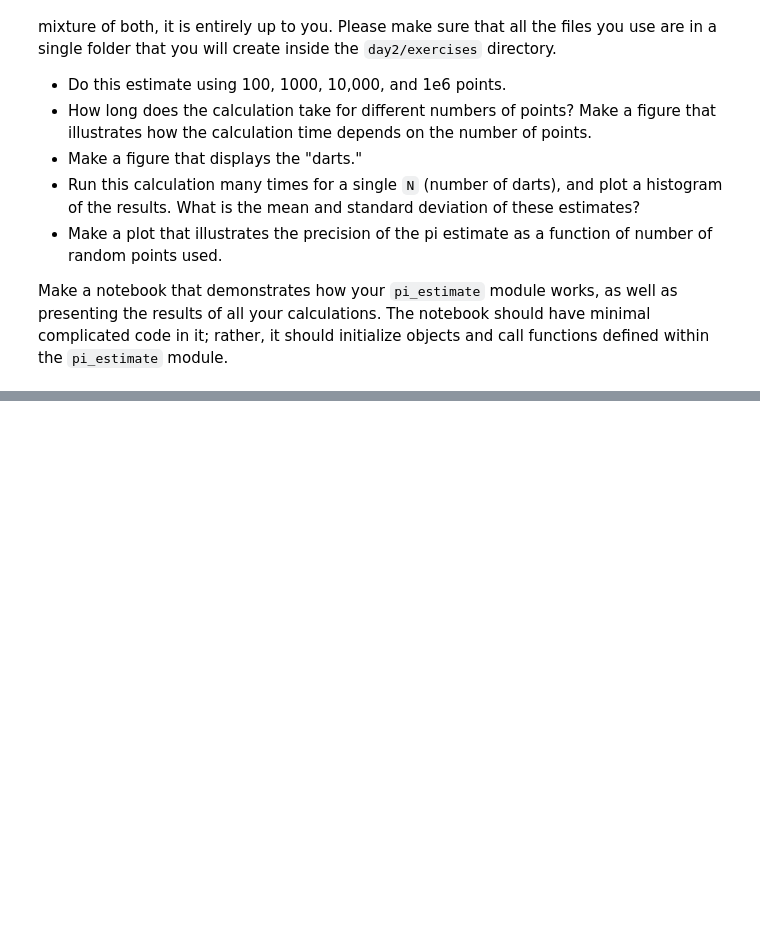
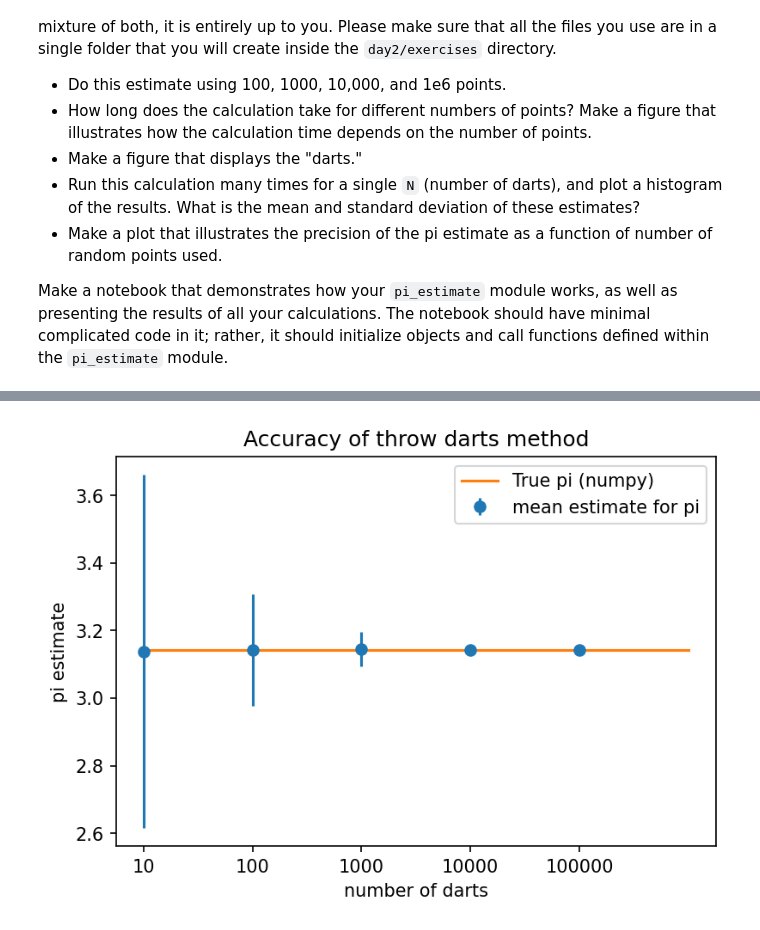
Before and after one commit to pmelchior/usrp-sciprog, a Jupyter notebook: day2/exercises/Solutions/Estimate_pi_answer.ipynb, the cells around one changed output, grey strips where cells are left out. Cells and saved outputs as stored; diff of their text form; code cells hidden in the pictures; blank space fills up the shorter version.

```diff
--- a/day2/exercises/Solutions/Estimate_pi_answer.ipynb
+++ b/day2/exercises/Solutions/Estimate_pi_answer.ipynb
@@ -132,15 +156,22 @@ plt.show()
 # %%
-def plot_pi_accuracy(nrea, nthrows):
+def get_pi_accuracy(nrea, nthrows):
     '''
     Function that plots the mean and standard deviation of the results of `nrea` realisations
     of dart `nthrows` dart throws
 
     Parameters
+    ==========
     nrea: int
         number of realisations of throws for each number of throws
     nthrows: array
         array containing numbers of throws for which we want `nrea` realisations
+
     Returns
+    =======
+    mean: array
+        mean estimates
+    std: array
+        errors
     None
     '''
     mean = []
@@ -149,11 +180,4 @@ def plot_pi_accuracy(nrea, nthrows):
         realisations = make_realisation(nrea, throw)
         mean.append(realisations.mean())
         std.append(realisations.std())
-    plt.title('Accuracy of throw darts method')
-    plt.errorbar(range(np.size(nthrows)), mean, fmt = 'o', yerr = std, label = 'mean estimate for pi')
-    plt.plot([0,np.size(nthrows)], [np.pi, np.pi], label = 'True pi (numpy)')
-    plt.xlabel('number or darts')
-    plt.ylabel('pi estimate')
-    plt.xticks(range(np.size(nthrows)), (nthrows))
-    plt.legend()
-    plt.show()
+    return np.array(mean),np.array(std)
@@ -161,0 +184,16 @@ plot_pi_accuracy(1000, [10,100,1000,10000,1000000])
+# %%
+nthrows = np.logspace(1,5,5).astype(int)
+nreal = 1000
+pi_mean,pi_std = get_pi_accuracy(nreal, nthrows)
+# %%
+# plotting mean as a function of N
+plt.title('Accuracy of throw darts method')
+plt.errorbar(range(np.size(nthrows)), pi_mean, fmt = 'o', yerr = pi_std, label = 'mean estimate for pi')
+plt.plot([0,np.size(nthrows)], [np.pi, np.pi], label = 'True pi (numpy)')
+plt.xlabel('number of darts')
+plt.ylabel('pi estimate')
+plt.xticks(range(np.size(nthrows)), (nthrows))
+plt.legend()
+plt.show()
+# %% [output]
+[figure, added]
```
Also changed, not shown: parts of 7 cells of this notebook, 6 other files.
